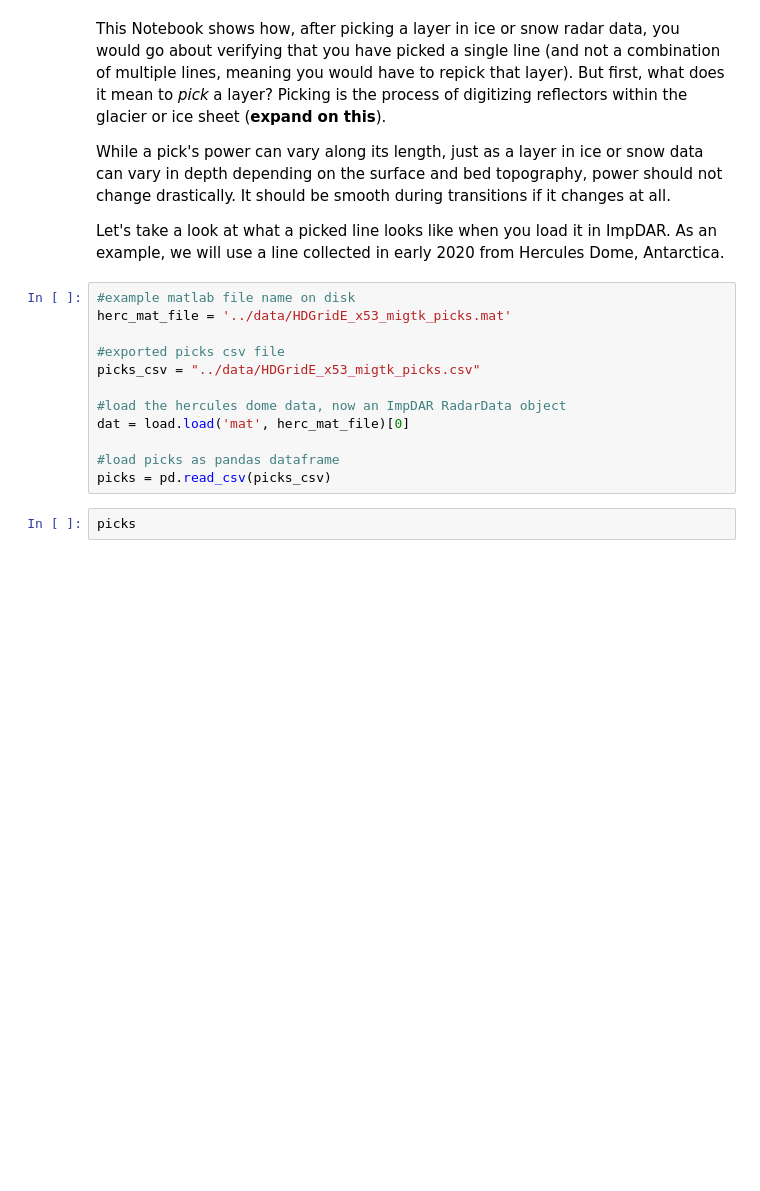
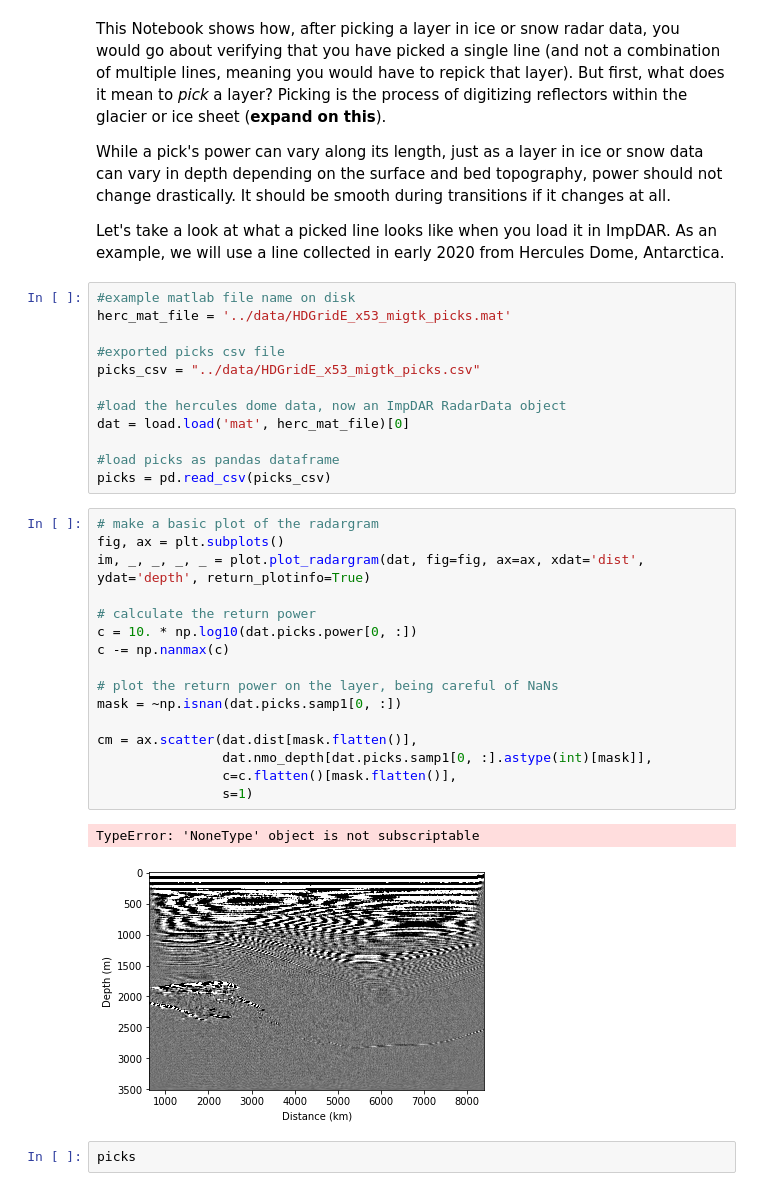
Before and after one commit to Jakidxav/ImpDAR_tutorials, a Jupyter notebook: plot_power/impdar_plot_power.ipynb, the cells around one changed output. Cells and saved outputs as stored; diff of their text form; blank space fills up the shorter version.

```diff
--- a/plot_power/impdar_plot_power.ipynb
+++ b/plot_power/impdar_plot_power.ipynb
@@ -27,6 +28,25 @@ dat = load.load('mat', herc_mat_file)[0]
 
 #load picks as pandas dataframe
 picks = pd.read_csv(picks_csv)
+# %%
+# make a basic plot of the radargram
+fig, ax = plt.subplots()
+im, _, _, _, _ = plot.plot_radargram(dat, fig=fig, ax=ax, xdat='dist', ydat='depth', return_plotinfo=True)
+
+# calculate the return power
+c = 10. * np.log10(dat.picks.power[0, :])
+c -= np.nanmax(c)
+
+# plot the return power on the layer, being careful of NaNs
+mask = ~np.isnan(dat.picks.samp1[0, :])
+
+cm = ax.scatter(dat.dist[mask.flatten()],
+                dat.nmo_depth[dat.picks.samp1[0, :].astype(int)[mask]],
+                c=c.flatten()[mask.flatten()],
+                s=1)
+# %% [output]
+TypeError: 'NoneType' object is not subscriptable
+[figure, added]
 # %%
 picks
 # %% [output]
```
Also changed, not shown: parts of 4 cells of this notebook.
